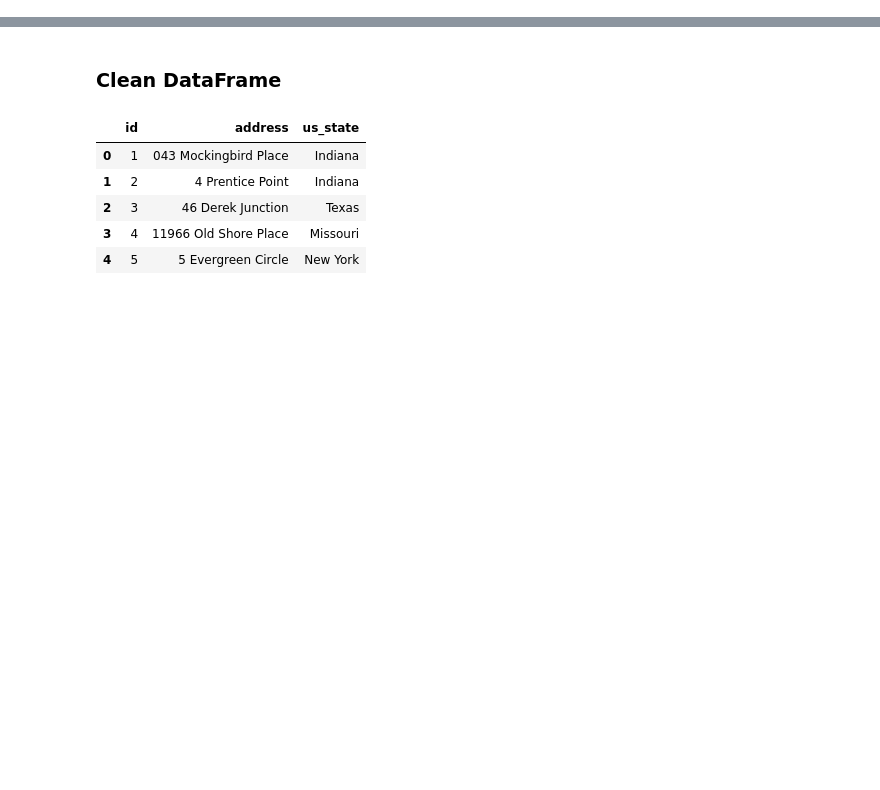
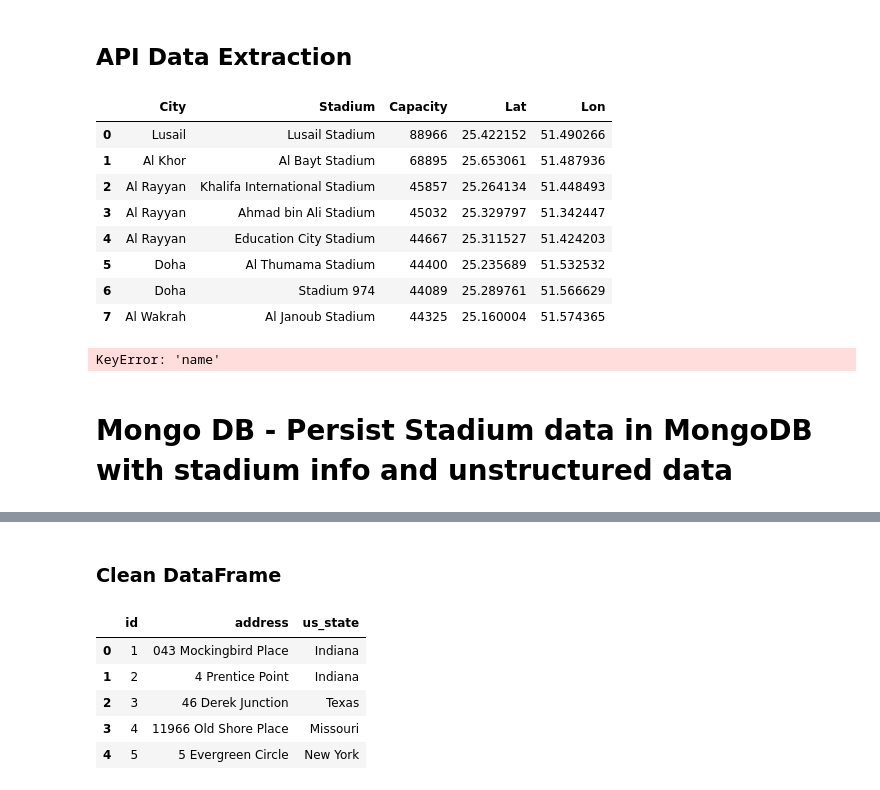
Before and after one commit to xnotynot/Project2-ETL, a Jupyter notebook: FIFA_2022_ETL.ipynb, the cells around one changed output, grey strips where cells are left out. Drawn from its saved outputs; the diff is of its cells as text; code cells hidden in the pictures; blank space fills up the shorter version.

```diff
--- a/FIFA_2022_ETL.ipynb
+++ b/FIFA_2022_ETL.ipynb
@@ -36,0 +137,17 @@ customer_location_df.head()
+# %%
+url = 'https://en.wikipedia.org/wiki/2022_FIFA_World_Cup'
+stadium_data = pd.read_html(url)
+stadium_v1_df = stadium_data[5]
+
+#Clean up the capacity column
+#Step 1: 88,966[82][83] -> 88,966
+#Step 2: replace "," with null
+#Step 3: convert the value into numeric
+stadium_v1_df['Capacity'] = pd.to_numeric((stadium_v1_df['Capacity'].str.split("[").str[0]).str.replace(",",""))
+
+#Set proper data types
+data_types_dict = {'Stadium': str,'City': str,'Capacity':int}
+stadium_v1_df = stadium_v1_df.astype(data_types_dict)
+
+# stadium_v1_df.set_index("Stadium",inplace=True)
+stadium_v1_df
@@ -36,0 +164,38 @@ customer_location_df.head()
+# %% [markdown]
+## API Data Extraction
+# %%
+#Get Stadium Data with GPS info
+stadium_file = "D:/UPENN/Project2/Project2-ETL/Resources/Stadium.csv"
+stadium_v2_df = pd.read_csv(stadium_file)
+stadium_v2_df.drop(columns='City',inplace=True)
+stadium_df = pd.merge(stadium_v1_df,stadium_v2_df,how="inner",on="Stadium")
+stadium_df
+# %% [output]
+|  | City | Stadium | Capacity | Lat | Lon |
+| 0 | Lusail | Lusail Stadium | 88966 | 25.422152 | 51.490266 |
+| 1 | Al Khor | Al Bayt Stadium | 68895 | 25.653061 | 51.487936 |
+| 2 | Al Rayyan | Khalifa International Stadium | 45857 | 25.264134 | 51.448493 |
+| 3 | Al Rayyan | Ahmad bin Ali Stadium | 45032 | 25.329797 | 51.342447 |
+| 4 | Al Rayyan | Education City Stadium | 44667 | 25.311527 | 51.424203 |
+| 5 | Doha | Al Thumama Stadium | 44400 | 25.235689 | 51.532532 |
+| 6 | Doha | Stadium 974 | 44089 | 25.289761 | 51.566629 |
+| 7 | Al Wakrah | Al Janoub Stadium | 44325 | 25.160004 | 51.574365 |
+# %%
+
+url = f'https://history.openweathermap.org/data/3.0/history/timemachine?appid={weather_api_key}'
+
+#For each stadium get the weather info the Match data
+for index, stadium in stadium_df.iterrows():
+    match_sub_df = match_df.loc[match_df['venue'] == stadium['name']]
+    for index, match in match_sub_df.iterrows():
+        timestamp = match['utc_time']
+        lon = stadium['lon']
+        lat = stadium['lat']
+        #try:
+        weather_url = f'{url}&lat={lat}&lon={lon}&dt={timestamp}'
+        print(weather_url)
+        # stadium_weather = requests.get(weather_url).json()
+# %% [output]
+KeyError: 'name'
+# %% [markdown]
+# Mongo DB - Persist Stadium data in MongoDB with stadium info and unstructured data
```
Also changed, not shown: parts of 19 cells of this notebook, 10 other files.
